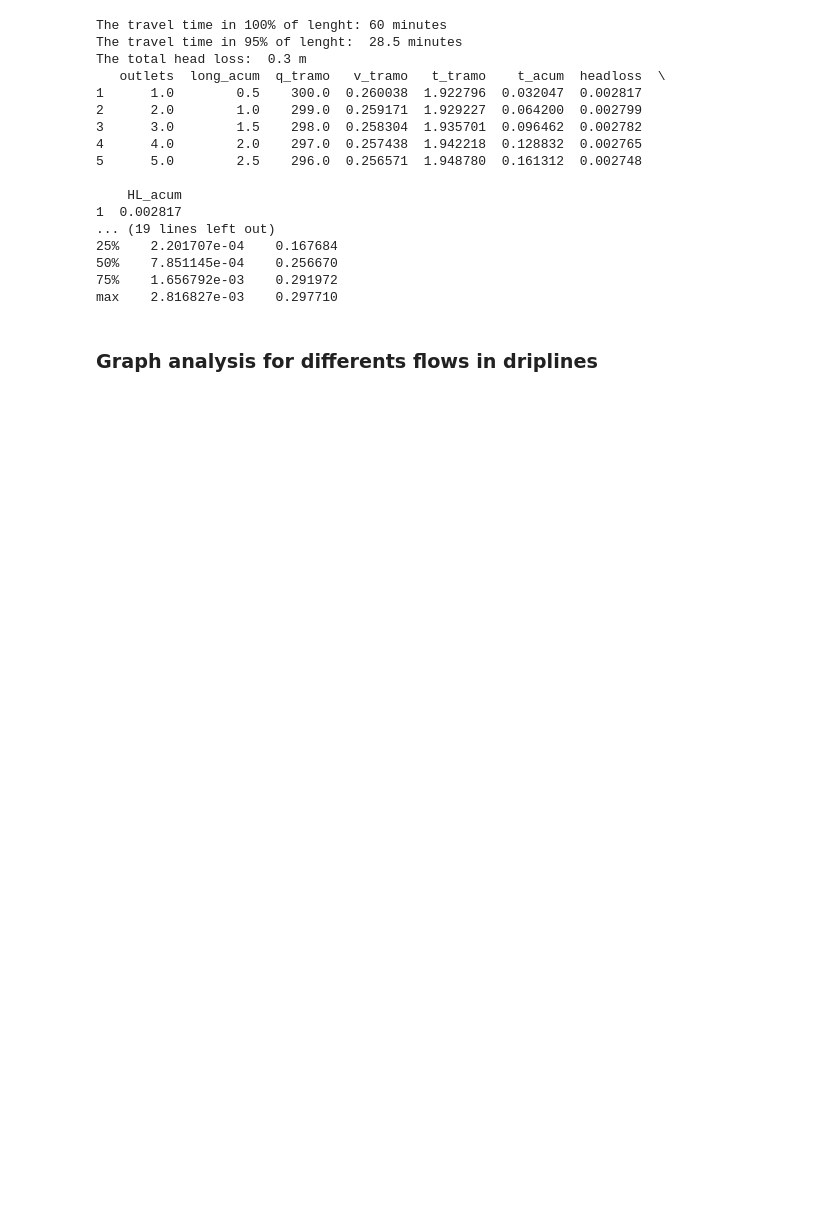
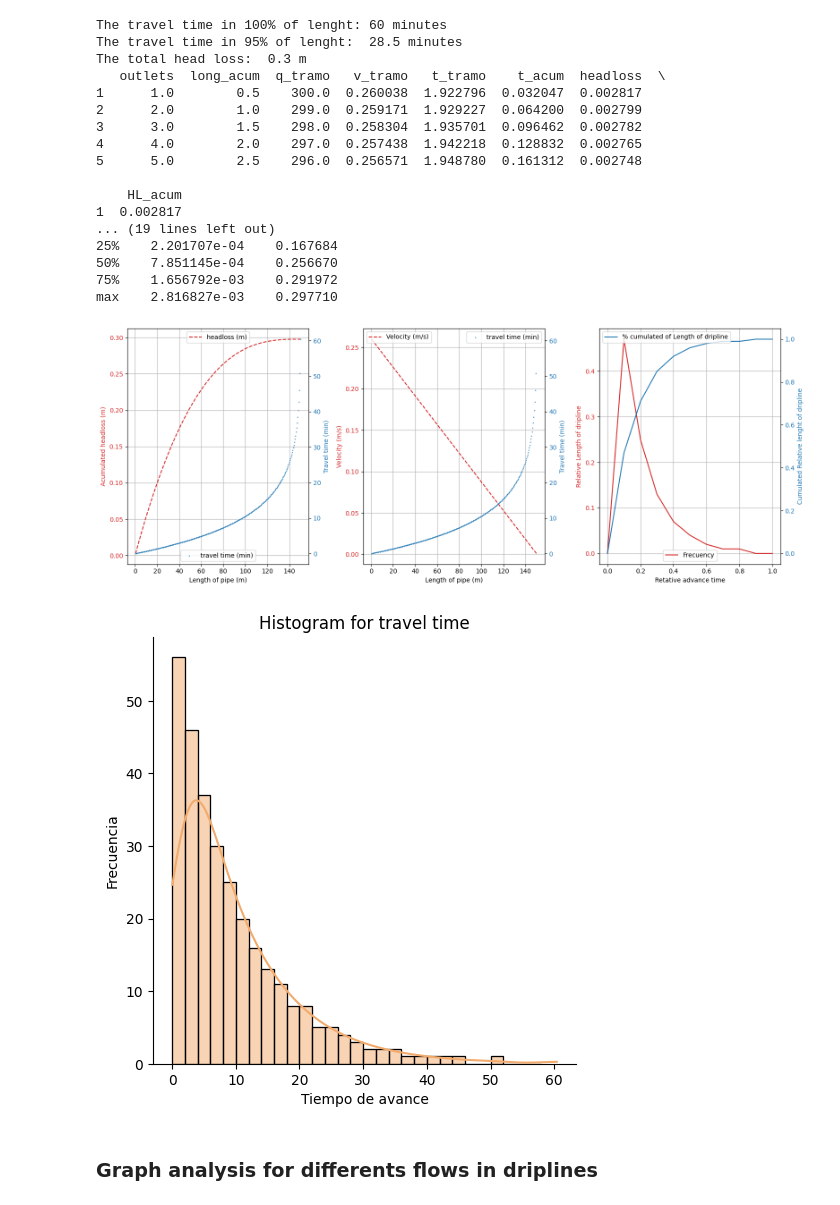
Before and after one commit to greko-guevara/travel_time_driplines, a Jupyter notebook: travelTime.ipynb, the cells around one changed output. Cells and saved outputs as stored; diff of their text form; code cells hidden in the pictures; blank space fills up the shorter version.

```diff
--- a/travelTime.ipynb
+++ b/travelTime.ipynb
@@ -84,6 +86,79 @@ The total head loss:  0.3 m
 50%    7.851145e-04    0.256670
 75%    1.656792e-03    0.291972
 max    2.816827e-03    0.297710
+# %%
+## graphs for the phenomeno
+
+fig =plt.figure(figsize=(16,6))
+
+ax1 = fig.add_subplot(131)
+ax1.grid(True)
+color = 'tab:red'
+ax1.set_xlabel('Length of pipe (m)')
+ax1.set_ylabel('Acumulated headloss (m)', color=color)
+ax1.plot(df['long_acum'], df['HL_acum'], color=color,
+        label="headloss (m)",linestyle='--')
+ax1.legend(loc="upper center")
+ax1.tick_params(axis='y', labelcolor=color)
+ax2 = ax1.twinx()  # instantiate a second axes that shares the same x-axis
+color = 'tab:blue'
+ax2.set_ylabel('Travel time (min)', color=color)  # we already handled the x-label with ax1
+ax2.scatter(df['long_acum'],df['t_acum'], color=color,s=0.5,label="travel time (min)")
+ax2.tick_params(axis='y', labelcolor=color)
+ax2.legend(loc="lower center")
+
+
+ax1 = fig.add_subplot(132)
+ax1.grid(True)
+color = 'tab:red'
+ax1.set_xlabel('Length of pipe (m)')
+ax1.set_ylabel('Velocity (m/s)', color=color)
+ax1.plot(df['long_acum'], df['v_tramo'], color=color,
+        label="Velocity (m/s)",linestyle='--')
+ax1.tick_params(axis='y', labelcolor=color)
+ax1.legend(loc="upper left")
+ax2 = ax1.twinx()  # instantiate a second axes that shares the same x-axis
+color = 'tab:blue'
+ax2.set_ylabel('Travel time (min)', color=color)  # we already handled the x-label with ax1
+ax2.scatter(df['long_acum'],df['t_acum'], color=color,s=0.5,label="travel time (min)")
+ax2.tick_params(axis='y', labelcolor=color)
+ax2.legend(loc="upper right")
+
+a=[0.0,0.1,0.2,0.3,0.4,0.5,0.6,0.7,0.8,0.9,1.00]
+b=[0.00,0.47,0.25,0.13,0.07,0.04,0.02,0.01,0.01,0.00,0.00]
+c=[0,0.47,0.71,0.85,0.92,0.96,0.98,0.99,0.99,1,1]
+ax1 = fig.add_subplot(133)
+ax1.grid(True)
+color = 'tab:red'
+ax1.set_xlabel('Retative advance time')
+ax1.set_ylabel('Relative Length of dripline', color=color)
+ax1.plot(a, b, color=color,
+        label="Frecuency")
+ax1.tick_params(axis='y', labelcolor=color)
+ax1.legend(loc="lower center")
+ax2 = ax1.twinx()  # instantiate a second axes that shares the same x-axis
+color = 'tab:blue'
+ax2.set_ylabel('Cumulated Relative lenght of dripline', color=color)  # we already handled the x-label with ax1
+ax2.plot(a,c, color=color,label="% cumulated of Length of dripline")
+ax2.tick_params(axis='y', labelcolor=color)
+ax2.legend(loc="upper left")
+
+fig.tight_layout()  # otherwise the right y-label is slightly clipped
+plt.show()
+
+
+fin= int(max(df['t_acum']))
+intervalos = range(0,fin,2)
+sb.displot(df['t_acum'], color='#F2AB6D', bins=intervalos, kde=True) #creamos el gráfico en Seaborn
+#configuramos en Matplotlib
+plt.ylabel('Frecuencia')
+plt.xlabel('Tiempo de avance')
+plt.title('Histogram for travel time')
+
+plt.show()
+# %% [output]
+[figure, added]
+[figure, added]
 # %% [markdown]
 ### Graph analysis for differents flows in driplines
 # %%
```
Also changed, not shown: parts of 51 cells of this notebook.
